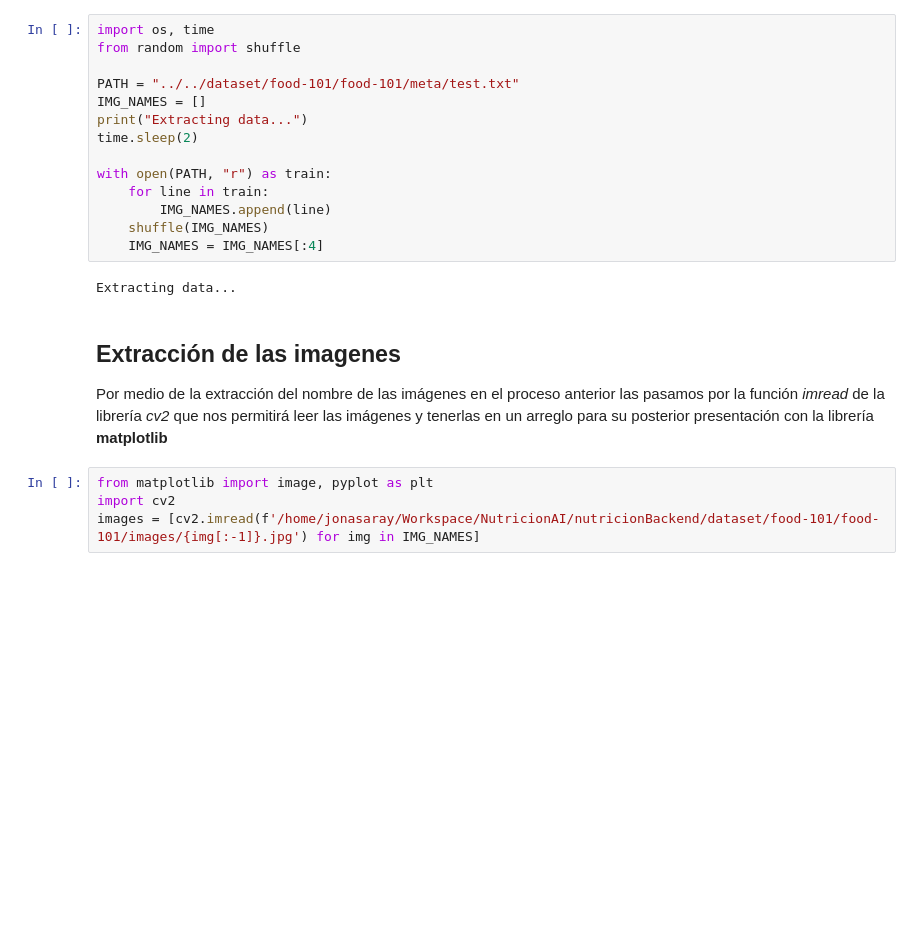
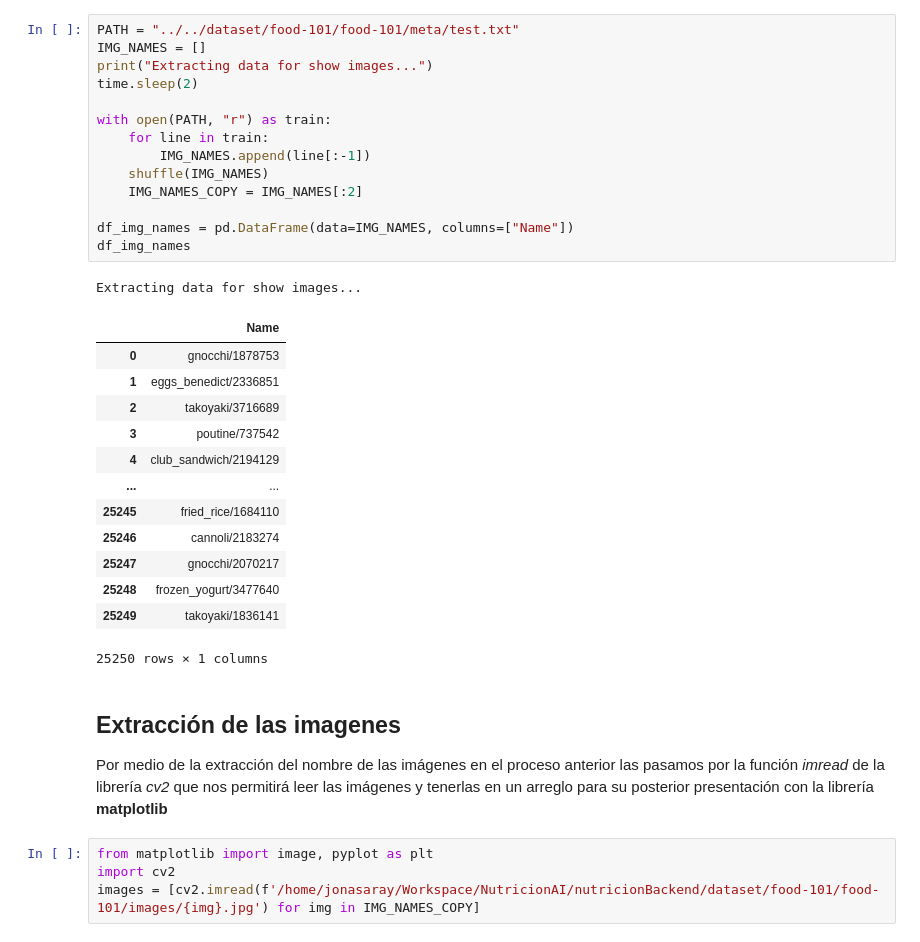
Before and after one commit to jaraycode/NutricionAIBackend, a Jupyter notebook: core/model/training.ipynb, the cells around one changed output. Saved outputs shown, nothing was run; the diff lists cells and outputs as text; blank space fills up the shorter version.

```diff
--- a/core/model/training.ipynb
+++ b/core/model/training.ipynb
@@ -11,19 +42,32 @@ En el siguiente apartado se quiere buscar la dirección de la imágen según el
 # %%
-import os, time
-from random import shuffle
-
 PATH = "../../dataset/food-101/food-101/meta/test.txt"
 IMG_NAMES = []
-print("Extracting data...")
+print("Extracting data for show images...")
 time.sleep(2)
 
 with open(PATH, "r") as train:
     for line in train:
-        IMG_NAMES.append(line)
+        IMG_NAMES.append(line[:-1])
     shuffle(IMG_NAMES)
-    IMG_NAMES = IMG_NAMES[:4]
+    IMG_NAMES_COPY = IMG_NAMES[:2]
+
+df_img_names = pd.DataFrame(data=IMG_NAMES, columns=["Name"])
+df_img_names
 # %% [output]
-Extracting data...
+Extracting data for show images...
+|  | Name |
+| 0 | gnocchi/1878753 |
+| 1 | eggs_benedict/2336851 |
+| 2 | takoyaki/3716689 |
+| 3 | poutine/737542 |
+| 4 | club_sandwich/2194129 |
+| ... | ... |
+| 25245 | fried_rice/1684110 |
+| 25246 | cannoli/2183274 |
+| 25247 | gnocchi/2070217 |
+| 25248 | frozen_yogurt/3477640 |
+| 25249 | takoyaki/1836141 |
+25250 rows × 1 columns
 # %% [markdown]
 ## Extracción de las imagenes
 
@@ -31,5 +75,5 @@ Por medio de la extracción del nombre de las imágenes en el proceso anterior l
 # %%
 from matplotlib import image, pyplot as plt
 import cv2
-images = [cv2.imread(f'/home/jonasaray/Workspace/NutricionAI/nutricionBackend/dataset/food-101/food-101/images/{img[:-1]}.jpg') for img in IMG_NAMES]
+images = [cv2.imread(f'/home/jonasaray/Workspace/NutricionAI/nutricionBackend/dataset/food-101/food-101/images/{img}.jpg') for img in IMG_NAMES_COPY]
 # %%
```
Also changed, not shown: parts of 5 cells of this notebook.
